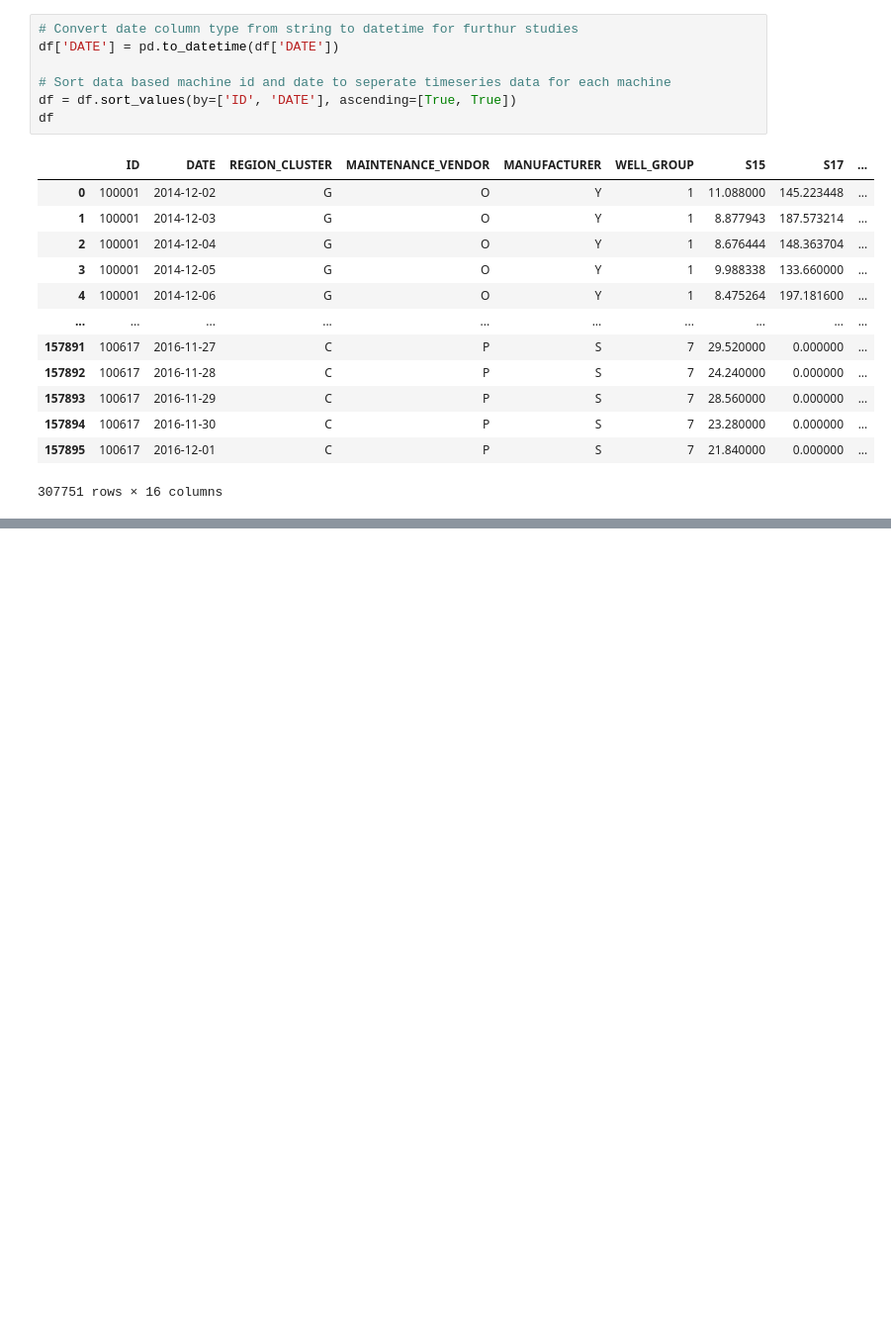
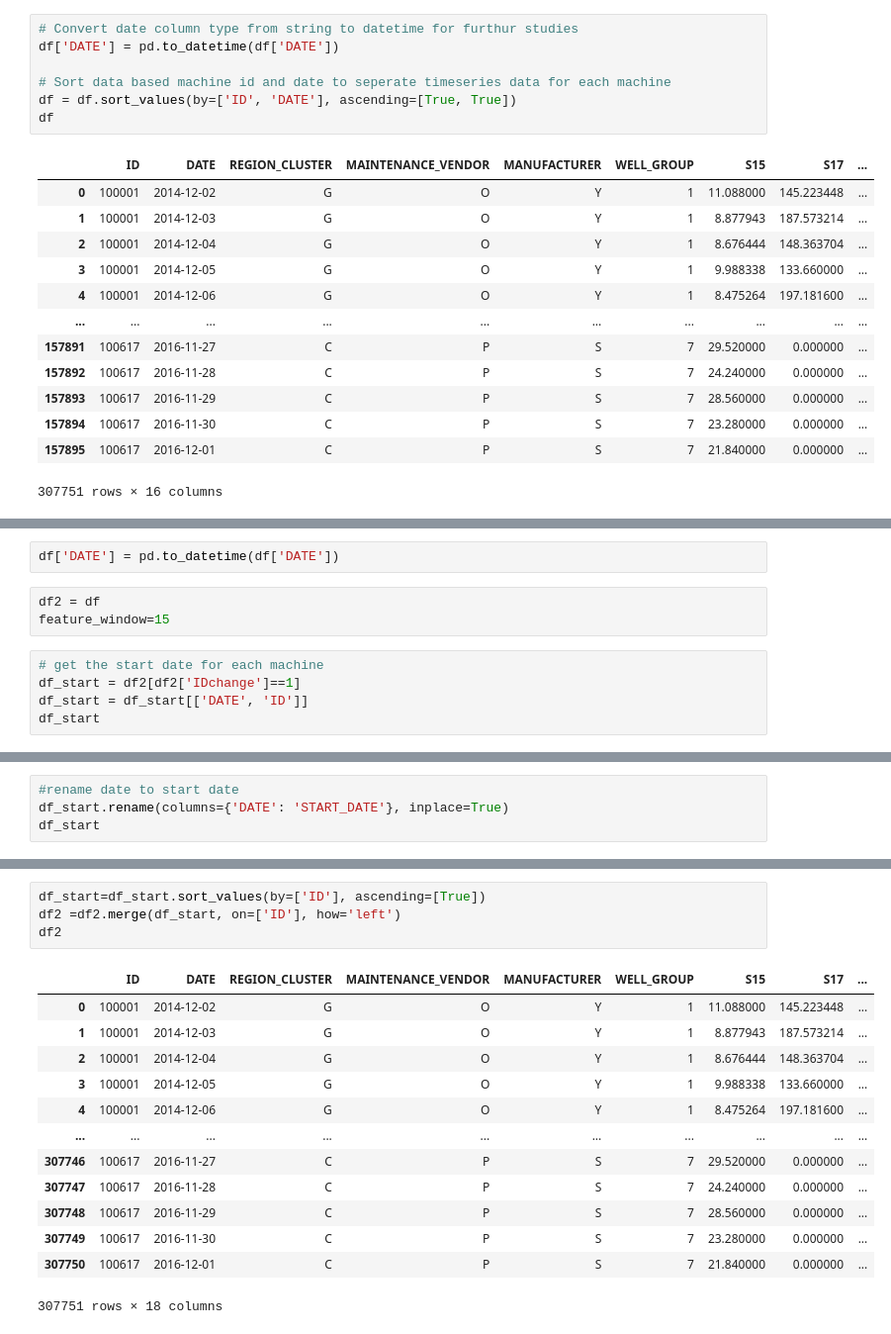
Before and after one commit to amitsas94/equipment_failure, a Jupyter notebook: components/EDA_equipment_failure.ipynb, the cells around one changed output, grey strips where cells are left out. Shown at 99% size. Saved outputs shown, nothing was run; the diff lists cells and outputs as text; blank space fills up the shorter version.

Commit message:
rolling window features

```diff
--- a/components/EDA_equipment_failure.ipynb
+++ b/components/EDA_equipment_failure.ipynb
@@ -217,0 +253,10 @@ df
+# %%
+df['DATE'] = pd.to_datetime(df['DATE'])
+# %%
+df2 = df
+feature_window=15
+# %%
+# get the start date for each machine
+df_start = df2[df2['IDchange']==1]
+df_start = df_start[['DATE', 'ID']]
+df_start
@@ -217,0 +283,4 @@ df
+# %%
+#rename date to start date
+df_start.rename(columns={'DATE': 'START_DATE'}, inplace=True)
+df_start
@@ -217,0 +301,18 @@ df
+# %%
+df_start=df_start.sort_values(by=['ID'], ascending=[True])
+df2 =df2.merge(df_start, on=['ID'], how='left')
+df2
+# %% [output]
+|  | ID | DATE | REGION_CLUSTER | MAINTENANCE_VENDOR | MANUFACTURER | WELL_GROUP | S15 | S17 | ... |
+| 0 | 100001 | 2014-12-02 | G | O | Y | 1 | 11.088000 | 145.223448 | ... |
+| 1 | 100001 | 2014-12-03 | G | O | Y | 1 | 8.877943 | 187.573214 | ... |
+| 2 | 100001 | 2014-12-04 | G | O | Y | 1 | 8.676444 | 148.363704 | ... |
+| 3 | 100001 | 2014-12-05 | G | O | Y | 1 | 9.988338 | 133.660000 | ... |
+| 4 | 100001 | 2014-12-06 | G | O | Y | 1 | 8.475264 | 197.181600 | ... |
+| ... | ... | ... | ... | ... | ... | ... | ... | ... | ... |
+| 307746 | 100617 | 2016-11-27 | C | P | S | 7 | 29.520000 | 0.000000 | ... |
+| 307747 | 100617 | 2016-11-28 | C | P | S | 7 | 24.240000 | 0.000000 | ... |
+| 307748 | 100617 | 2016-11-29 | C | P | S | 7 | 28.560000 | 0.000000 | ... |
+| 307749 | 100617 | 2016-11-30 | C | P | S | 7 | 23.280000 | 0.000000 | ... |
+| 307750 | 100617 | 2016-12-01 | C | P | S | 7 | 21.840000 | 0.000000 | ... |
+307751 rows × 18 columns
```
Also changed, not shown: parts of 10 cells of this notebook.
